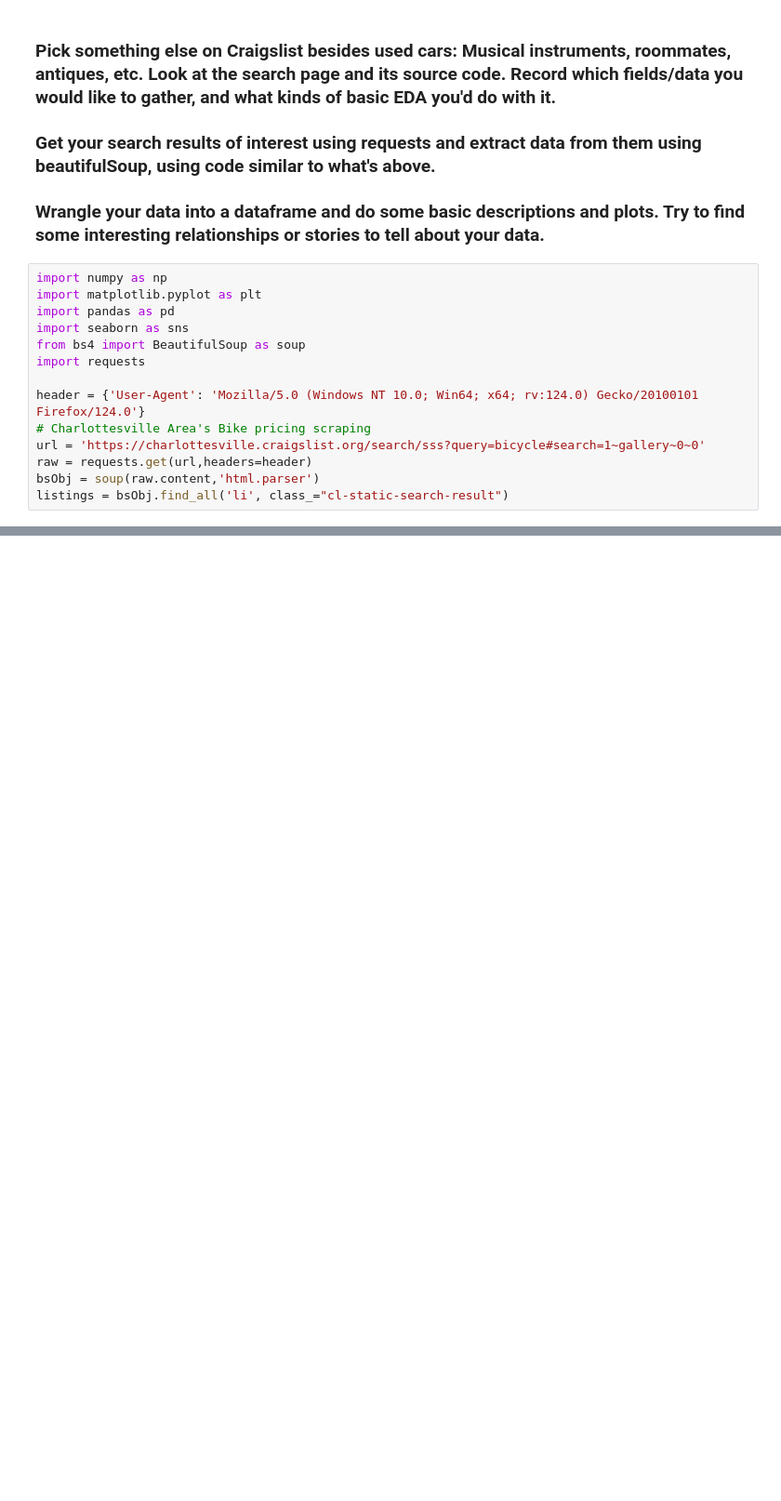
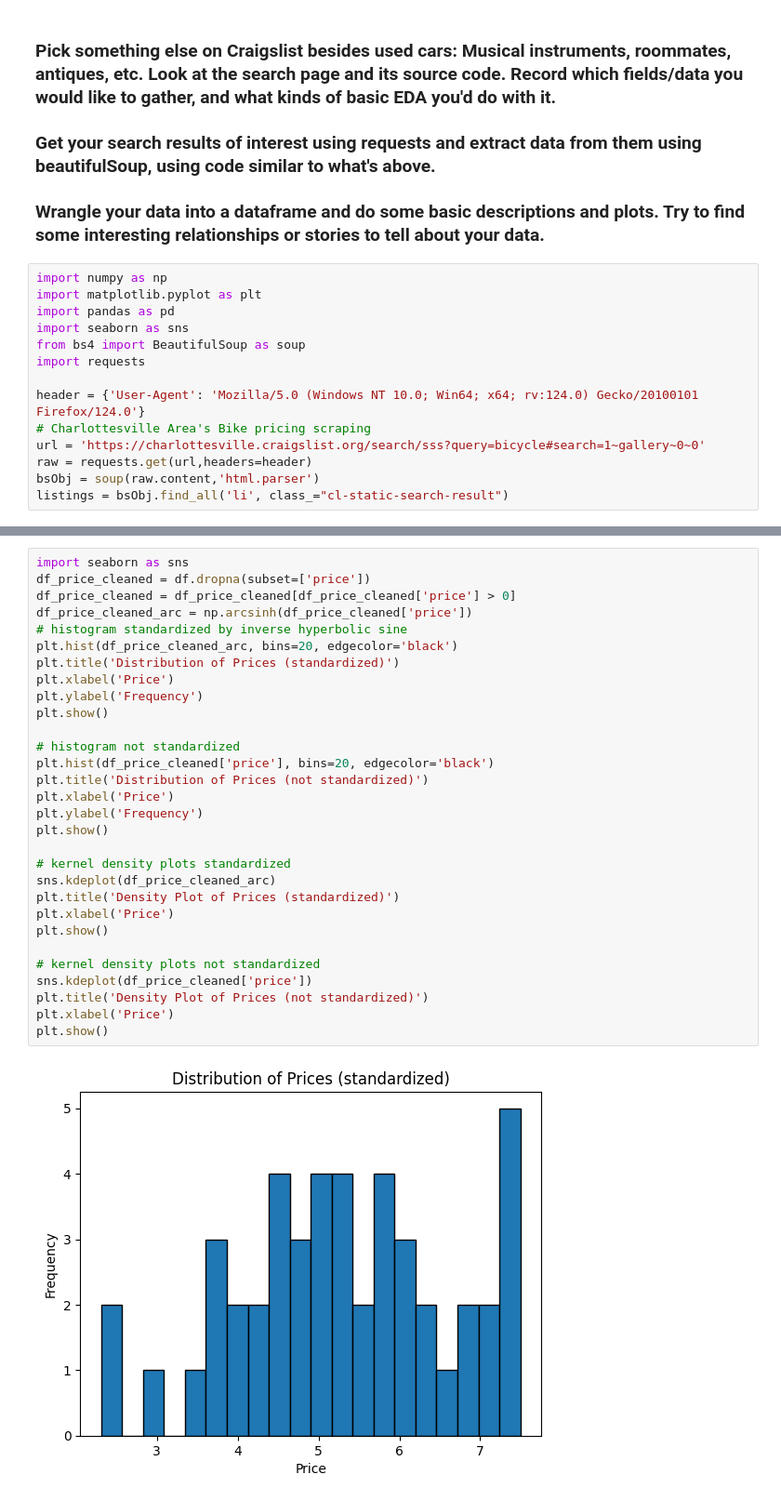
Before and after one commit to JuneWayne/DS3021-Wrangling, a Jupyter notebook: lab/Ethan_Cao_Lab1.ipynb, the cells around one changed output, grey strips where cells are left out. Shown at 93% size. Cells and saved outputs as stored; diff of their text form; blank space fills up the shorter version.

```diff
--- a/lab/Ethan_Cao_Lab1.ipynb
+++ b/lab/Ethan_Cao_Lab1.ipynb
@@ -184,0 +192,32 @@ plt.show()
+# %%
+import seaborn as sns
+df_price_cleaned = df.dropna(subset=['price'])
+df_price_cleaned = df_price_cleaned[df_price_cleaned['price'] > 0]
+df_price_cleaned_arc = np.arcsinh(df_price_cleaned['price'])
+# histogram standardized by inverse hyperbolic sine
+plt.hist(df_price_cleaned_arc, bins=20, edgecolor='black')
+plt.title('Distribution of Prices (standardized)')
+plt.xlabel('Price')
+plt.ylabel('Frequency')
+plt.show()
+
+# histogram not standardized
+plt.hist(df_price_cleaned['price'], bins=20, edgecolor='black')
+plt.title('Distribution of Prices (not standardized)')
+plt.xlabel('Price')
+plt.ylabel('Frequency')
+plt.show()
+
+# kernel density plots standardized
+sns.kdeplot(df_price_cleaned_arc)
+plt.title('Density Plot of Prices (standardized)')
+plt.xlabel('Price')
+plt.show()
+
+# kernel density plots not standardized
+sns.kdeplot(df_price_cleaned['price'])
+plt.title('Density Plot of Prices (not standardized)')
+plt.xlabel('Price')
+plt.show()
+# %% [output]
+[figure, added]
```
Also changed, not shown: parts of 8 cells of this notebook.
